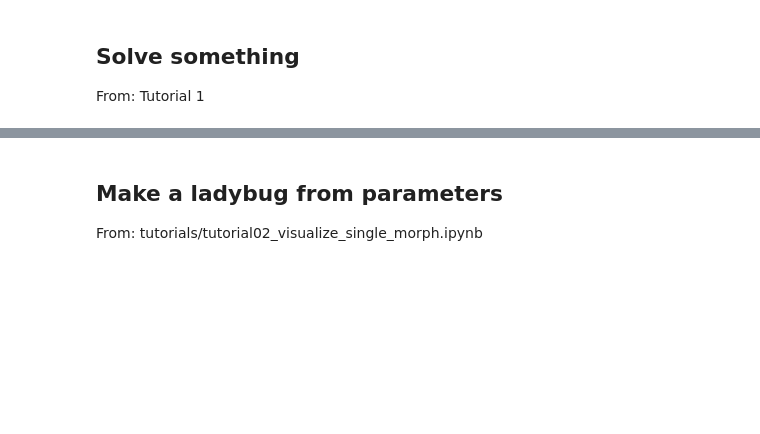
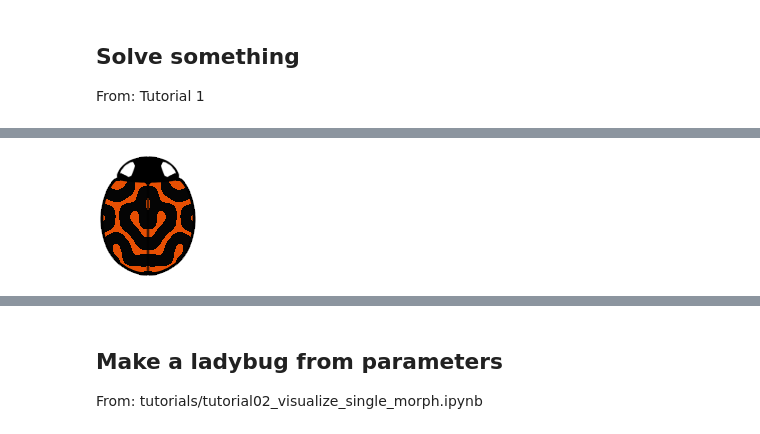
Before and after one commit to cxinsys/lpf, a Jupyter notebook: lpf_colab.ipynb, the cells around one changed output, grey strips where cells are left out. Saved outputs shown, nothing was run; the diff lists cells and outputs as text; code cells hidden in the pictures; blank space fills up the shorter version.

```diff
--- a/lpf_colab.ipynb
+++ b/lpf_colab.ipynb
@@ -71,0 +238,5 @@ From: Tutorial 1
+# %%
+img_ladybird = Image.open(pjoin(dpath_images, "ladybird_500000.png"))
+img_ladybird
+# %% [output]
+[figure, added]
```
Also changed, not shown: parts of 21 cells of this notebook.
